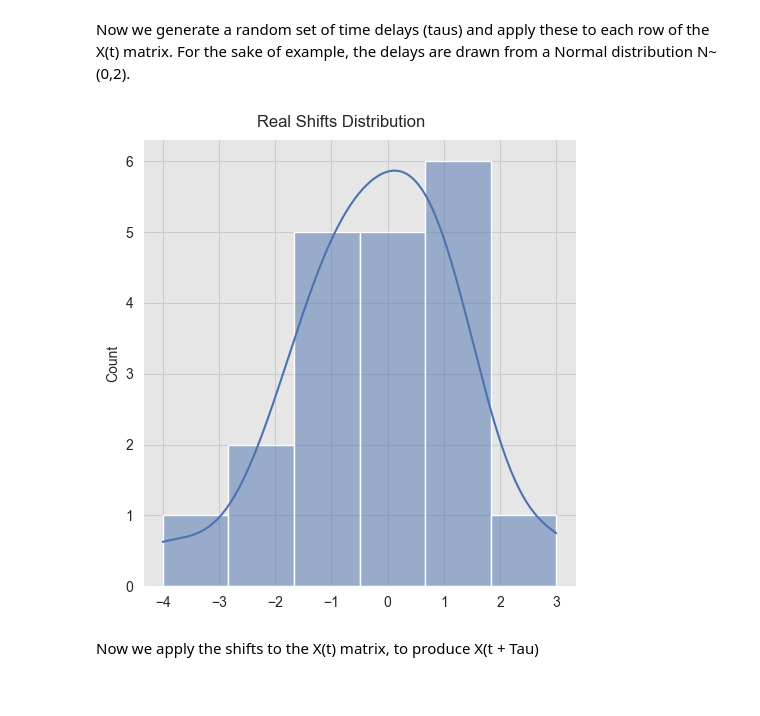
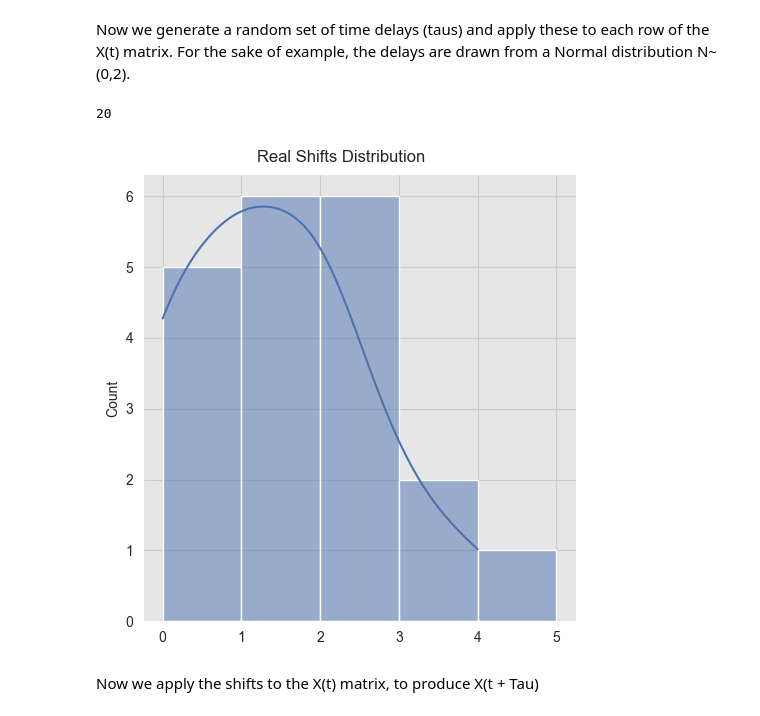
Before and after one commit to aaron1rcl/tvs_regression, a Jupyter notebook: notebooks/1_univariate_example.ipynb, the cells around one changed output. Saved outputs shown, nothing was run; the diff lists cells and outputs as text; code cells hidden in the pictures.

Commit message:
Convert notebook example to Poisson model. Easier to understand since the time shifts are always forward.

```diff
--- a/notebooks/1_univariate_example.ipynb
+++ b/notebooks/1_univariate_example.ipynb
@@ -84,14 +84,20 @@ Now we generate a random set of time delays (taus) and apply these to each row o
 # %%
 # Generate a random shift seq
 np.random.seed(15)
-real_shifts = np.round(np.random.randn(X.shape[0])*2)
+real_shifts = np.round(np.random.poisson(2, X.shape[0]))
 real_shifts = np.array(real_shifts, dtype="int")
+# %%
+X.shape[0]
+real_shifts.shape[0]
+# %% [output]
+20
 # %%
-g = sns.displot(x=real_shifts, kde=True)
+arr_bins = [0,1,2,3,4,5]
+g = sns.displot(x=real_shifts, bins = arr_bins, kde=True)
 g.fig.suptitle('Real Shifts Distribution', y=1.02)
 plt.savefig(f'images/plot_2.png', dpi=200,  bbox_inches='tight');
 # %% [output]
-[figure, old version]
+[figure, new version]
 # %% [markdown]
 Now we apply the shifts to the X(t) matrix, to produce X(t + Tau)
 # %%
```
Also changed, not shown: parts of 13 cells of this notebook, 7 other files.
